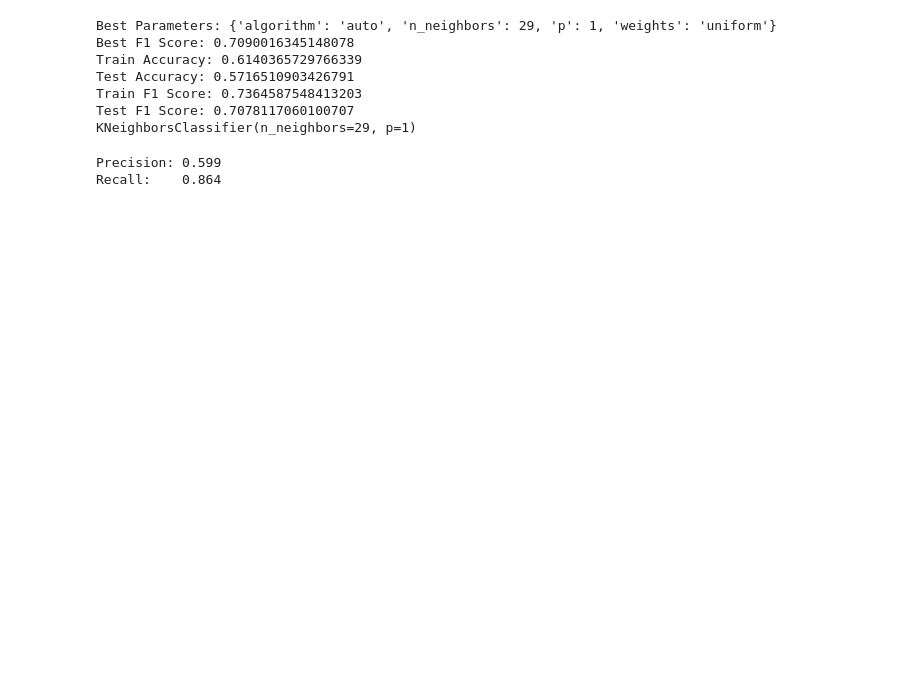
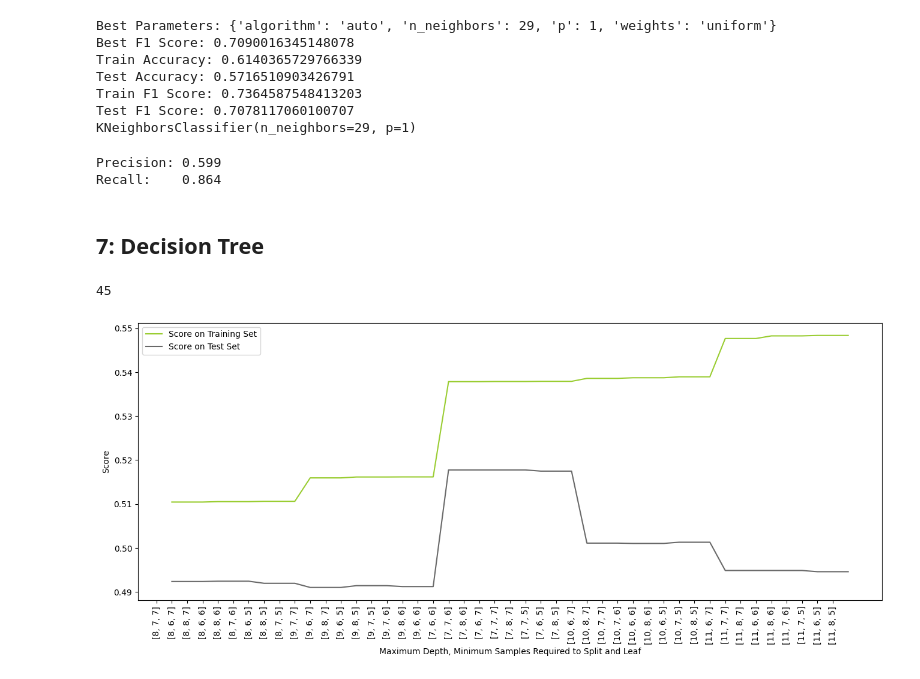
Before and after one commit to rgerc8/dm2-class-cancer, a Jupyter notebook: main.ipynb, the cells around one changed output. Saved outputs shown, nothing was run; the diff lists cells and outputs as text; code cells hidden in the pictures; blank space fills up the shorter version.

```diff
--- a/main.ipynb
+++ b/main.ipynb
@@ -270,10 +273,7 @@ df_cleaned['Obesity BMI'] = df_cleaned['Obesity BMI'].map({'Normal': 0, 'Overwei
 df_cleaned['Physical Activity'] = df_cleaned['Physical Activity'].map({'Low': 2, 'Moderate': 1, 'High': 0}).astype(int)  # ORDINAL # Diferente por causa do Lifestyle Risk
 df_cleaned['Diet Risk'] = df_cleaned['Diet Risk'].map({'Low': 0, 'Moderate': 1, 'High': 2}).astype(int) # ORDINAL
 
-df_cleaned['Lifestyle Risk'] = (df_cleaned['Obesity BMI'] +
-                                df_cleaned['Diet Risk'] +
-                                df_cleaned['Physical Activity'] +
-                                df_cleaned['Non Smoker'])
+#df_cleaned['Lifestyle Risk'] = (df_cleaned['Obesity BMI'] + df_cleaned['Diet Risk'] + df_cleaned['Physical Activity'] + df_cleaned['Non Smoker'])
 
 ordinal_cols = [
     'Cancer Stage', 'Diet Risk', 'Healthcare Access', 'Insurance Costs',
@@ -613,3 +615,35 @@ Recall:    0.864
 # %% [output]
 Precision: 0.599
 Recall:    0.864
+# %% [markdown]
+## 7: Decision Tree
+# %%
+scores_train = []
+scores_test = []
+parameters = []
+
+for i in range(7, 12):
+    for j in range(6,9):
+        for p in range(5, 8):
+            parameters.append([i,j,p])
+            DTR = DecisionTreeClassifier(max_depth=i, min_samples_split=j, min_samples_leaf=p, class_weight='balanced', random_state=5)
+            DTR.fit(X_train_mi, y_train)
+            scores_train.append(DTR.score(X_train_mi, y_train))
+            scores_test.append(DTR.score(X_test_mi, y_test))
+# %%
+len(scores_train)
+# %% [output]
+45
+# %%
+scores = pd.DataFrame({'Score_Train': scores_train,'Score_Test': scores_test,'Parameters': parameters}).sort_values(by=['Score_Train'])
+plt.figure(figsize=(16,6))
+plt.plot(list(range(1,46)), scores['Score_Train'], label="Score on Training Set", color='yellowgreen')
+plt.plot(list(range(1,46)), scores['Score_Test'], label="Score on Test Set", color='dimgray')
+plt.xlabel("Maximum Depth, Minimum Samples Required to Split and Leaf")
+plt.ylabel("Score")
+plt.xticks(np.arange(len(parameters)), scores['Parameters'])
+plt.xticks(rotation=90)
+plt.legend()
+plt.show()
+# %% [output]
+[figure, added]
```
Also changed, not shown: parts of 19 cells of this notebook.
